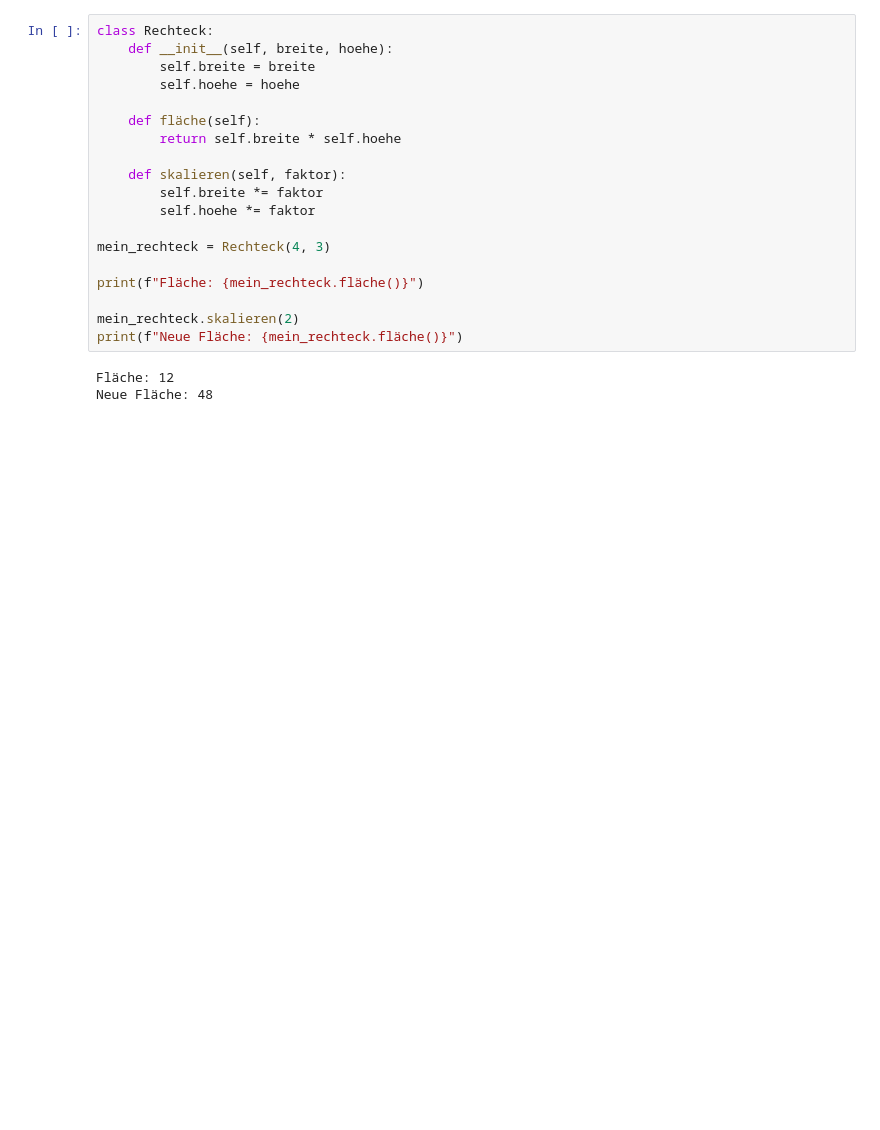
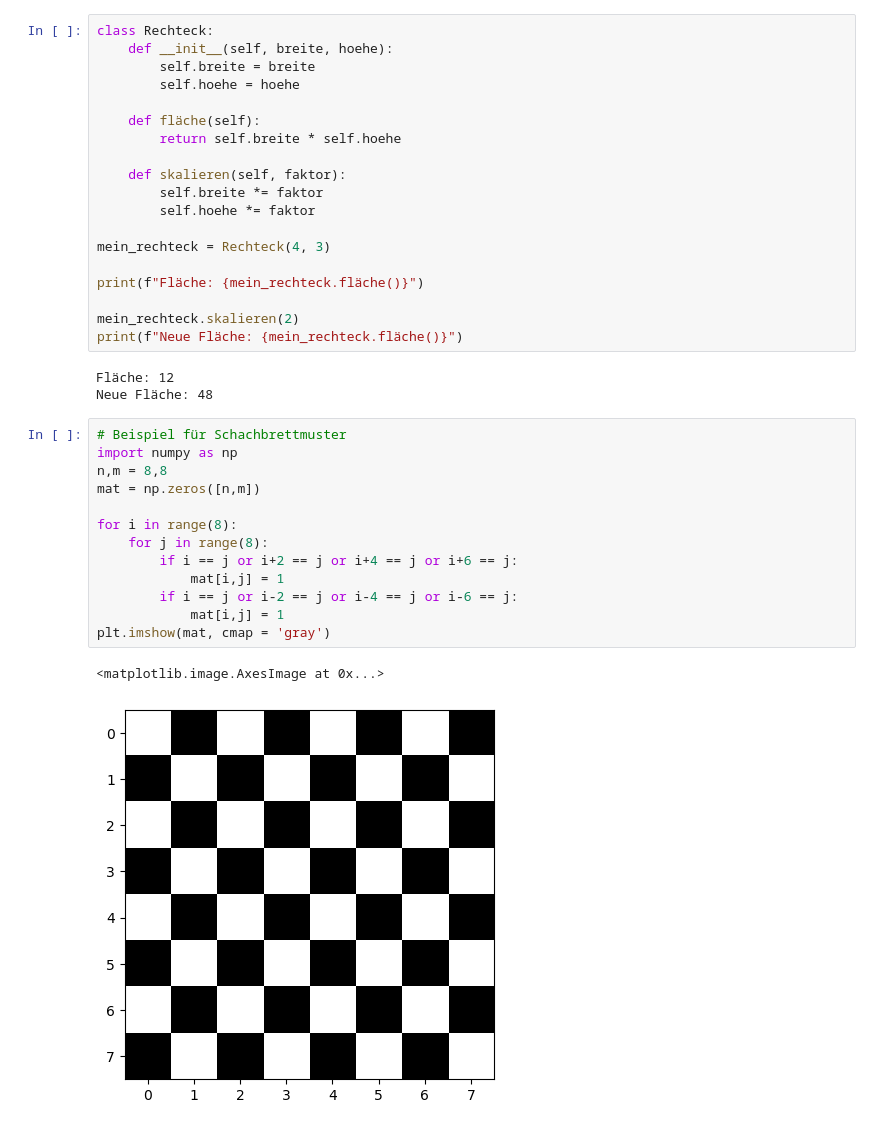
Before and after one commit to Lemonatix/how-to-python, a Jupyter notebook: Kurzteste/Kurztest2_Bsp.ipynb, the cells around one changed output. Drawn from its saved outputs; the diff is of its cells as text; blank space fills up the shorter version.

```diff
--- a/Kurzteste/Kurztest2_Bsp.ipynb
+++ b/Kurzteste/Kurztest2_Bsp.ipynb
@@ -89,3 +89,19 @@ print(f"Neue Fläche: {mein_rechteck.fläche()}")
 # %% [output]
 Fläche: 12
 Neue Fläche: 48
+# %%
+# Beispiel für Schachbrettmuster
+import numpy as np
+n,m = 8,8
+mat = np.zeros([n,m])
+
+for i in range(8):
+    for j in range(8):
+        if i == j or i+2 == j or i+4 == j or i+6 == j:
+            mat[i,j] = 1
+        if i == j or i-2 == j or i-4 == j or i-6 == j:
+            mat[i,j] = 1
+plt.imshow(mat, cmap = 'gray')
+# %% [output]
+<matplotlib.image.AxesImage at 0x...>
+[figure, added]
```
Also changed, not shown: parts of 4 cells of this notebook, 2 other files.
